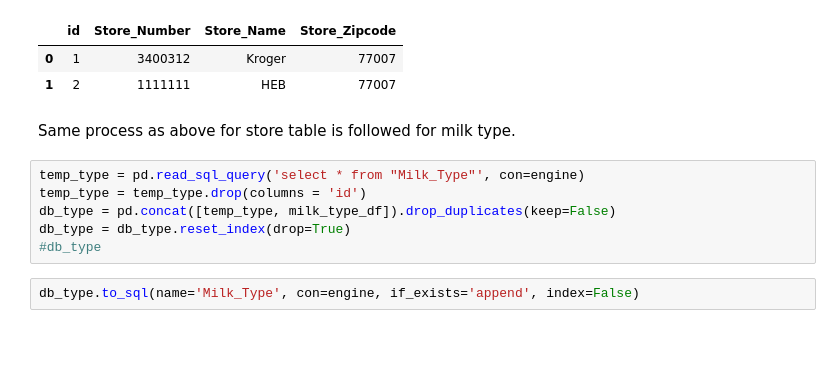
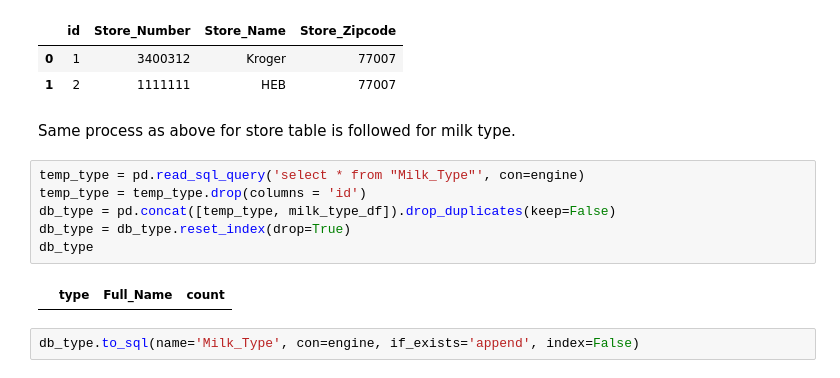
Before and after one commit to ykrasnikov/ETL-project, a Jupyter notebook: database/data_etl.ipynb, the cells around one changed output. Saved outputs shown, nothing was run; the diff lists cells and outputs as text; blank space fills up the shorter version.

```diff
--- a/database/data_etl.ipynb
+++ b/database/data_etl.ipynb
@@ -121,9 +152,11 @@ Same process as above for store table is followed for milk type.
 # %%
 temp_type = pd.read_sql_query('select * from "Milk_Type"', con=engine)
 temp_type = temp_type.drop(columns = 'id')
 db_type = pd.concat([temp_type, milk_type_df]).drop_duplicates(keep=False)
 db_type = db_type.reset_index(drop=True)
-#db_type
+db_type
+# %% [output]
+|  | type | Full_Name | count |
 # %%
 db_type.to_sql(name='Milk_Type', con=engine, if_exists='append', index=False)
 # %% [markdown]
```
Also changed, not shown: parts of 15 cells of this notebook, 2 other files.
